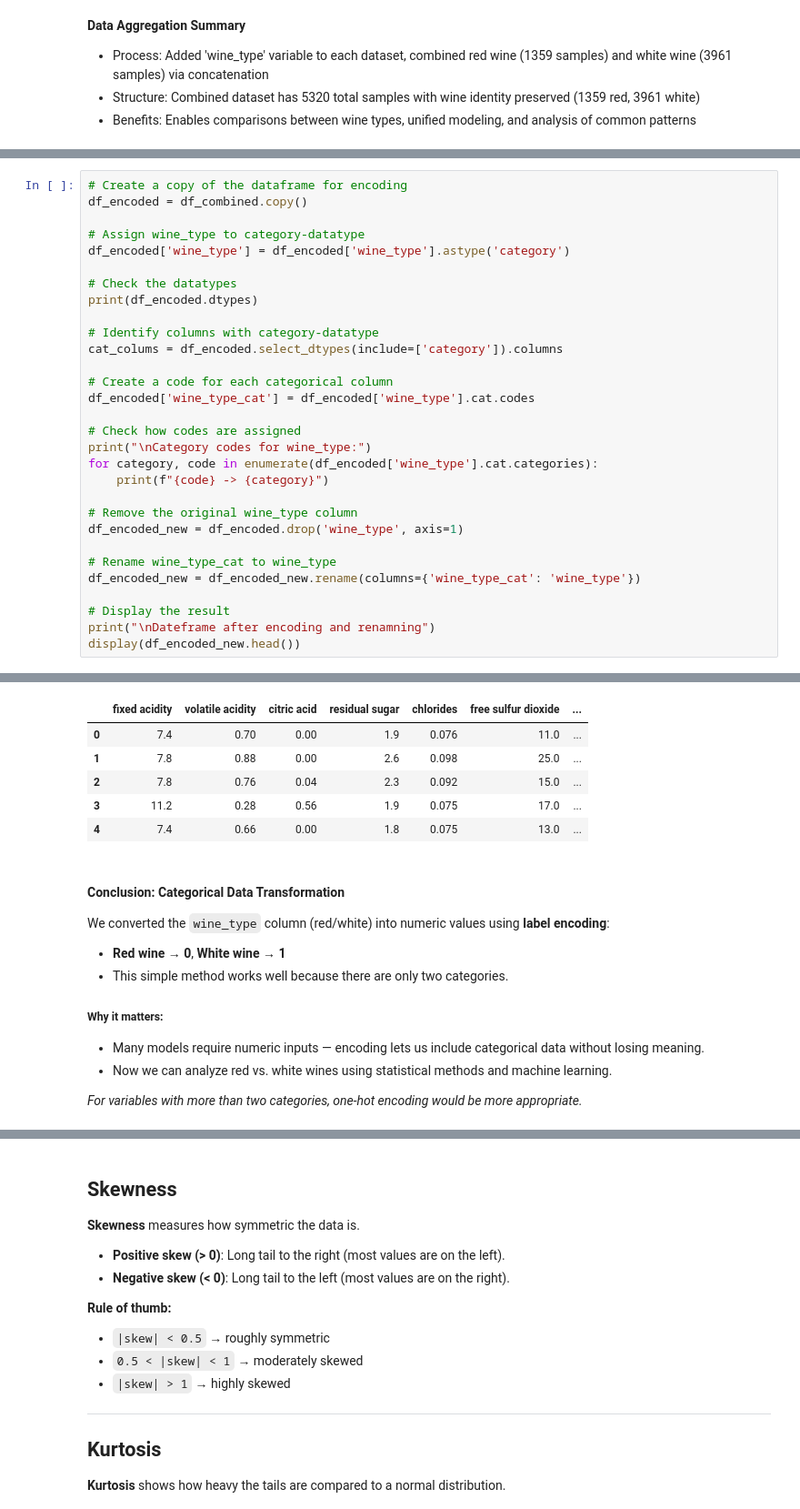
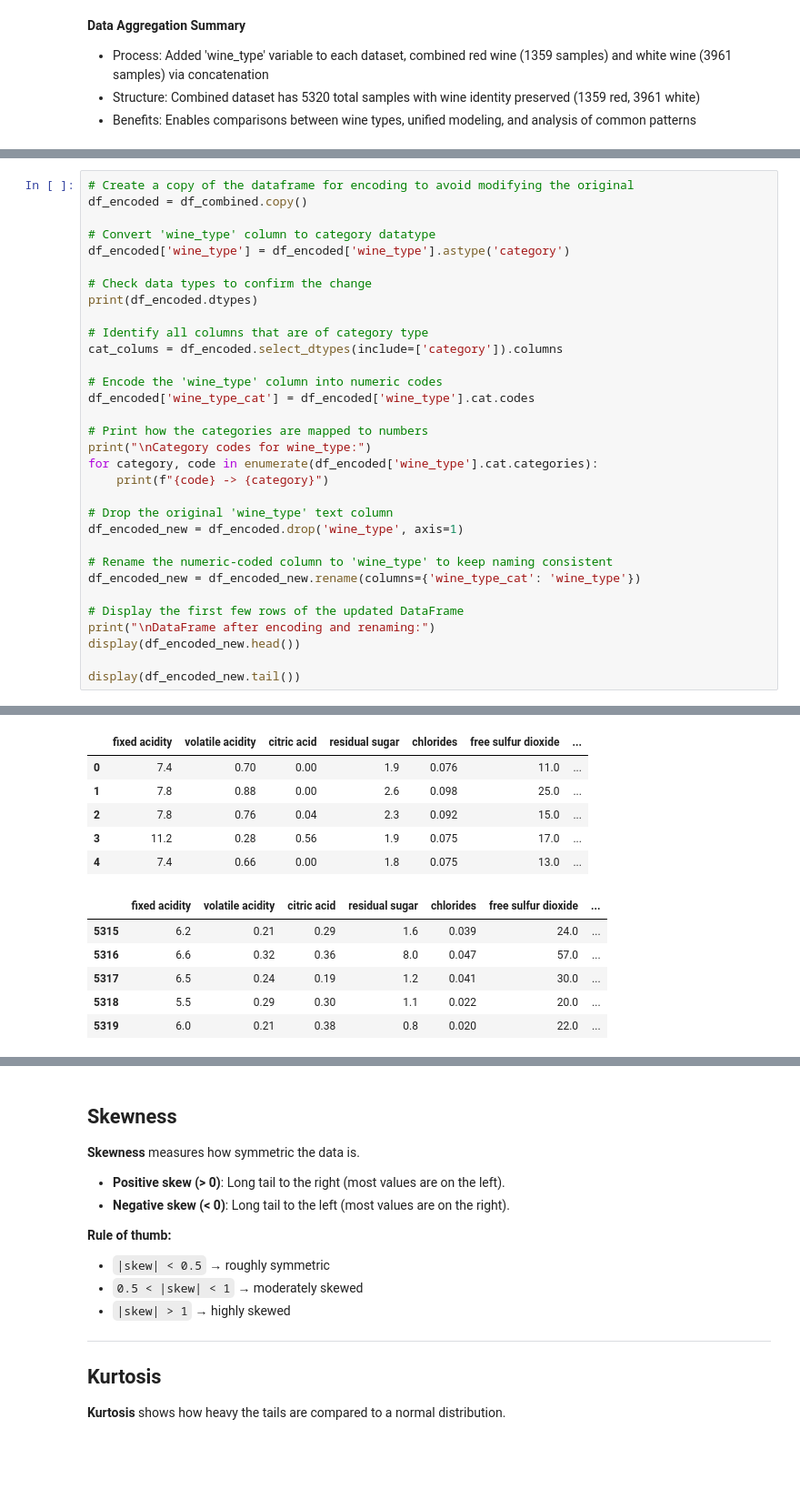
Before and after one commit to AlberteVallentin/Dat-BI-Gruppe7, a Jupyter notebook: MP2/Data_Exploration_Visualization/Wine_Quality_MP2.ipynb, the cells around one changed output, grey strips where cells are left out. Shown at 91% size. Drawn from its saved outputs; the diff is of its cells as text; blank space fills up the shorter version.

```diff
--- a/MP2/Data_Exploration_Visualization/Wine_Quality_MP2.ipynb
+++ b/MP2/Data_Exploration_Visualization/Wine_Quality_MP2.ipynb
@@ -505,33 +626,35 @@ In our analysis of the wine dataset:
 # %%
-# Create a copy of the dataframe for encoding
+# Create a copy of the dataframe for encoding to avoid modifying the original
 df_encoded = df_combined.copy()
 
-# Assign wine_type to category-datatype
+# Convert 'wine_type' column to category datatype
 df_encoded['wine_type'] = df_encoded['wine_type'].astype('category')
 
-# Check the datatypes
+# Check data types to confirm the change
 print(df_encoded.dtypes)
 
-# Identify columns with category-datatype
+# Identify all columns that are of category type
 cat_colums = df_encoded.select_dtypes(include=['category']).columns
 
-# Create a code for each categorical column
+# Encode the 'wine_type' column into numeric codes
 df_encoded['wine_type_cat'] = df_encoded['wine_type'].cat.codes
 
-# Check how codes are assigned
+# Print how the categories are mapped to numbers
 print("\nCategory codes for wine_type:")
 for category, code in enumerate(df_encoded['wine_type'].cat.categories):
     print(f"{code} -> {category}")
 
-# Remove the original wine_type column
+# Drop the original 'wine_type' text column
 df_encoded_new = df_encoded.drop('wine_type', axis=1)
 
-# Rename wine_type_cat to wine_type
+# Rename the numeric-coded column to 'wine_type' to keep naming consistent
 df_encoded_new = df_encoded_new.rename(columns={'wine_type_cat': 'wine_type'})
 
-# Display the result
-print("\nDateframe after encoding and renamning")
+# Display the first few rows of the updated DataFrame
+print("\nDataFrame after encoding and renaming:")
 display(df_encoded_new.head())
+
+display(df_encoded_new.tail())
 # %% [output]
 fixed acidity            float64
 volatile acidity         float64
@@ -556,19 +679,12 @@ Dateframe after encoding and renamning
 |  | fixed acidity | volatile acidity | citric acid | residual sugar | chlorides | free sulfur dioxide | ... |
 | 0 | 7.4 | 0.70 | 0.00 | 1.9 | 0.076 | 11.0 | ... |
 | 1 | 7.8 | 0.88 | 0.00 | 2.6 | 0.098 | 25.0 | ... |
 | 2 | 7.8 | 0.76 | 0.04 | 2.3 | 0.092 | 15.0 | ... |
 | 3 | 11.2 | 0.28 | 0.56 | 1.9 | 0.075 | 17.0 | ... |
 | 4 | 7.4 | 0.66 | 0.00 | 1.8 | 0.075 | 13.0 | ... |
+|  | fixed acidity | volatile acidity | citric acid | residual sugar | chlorides | free sulfur dioxide | ... |
+| 5315 | 6.2 | 0.21 | 0.29 | 1.6 | 0.039 | 24.0 | ... |
+| 5316 | 6.6 | 0.32 | 0.36 | 8.0 | 0.047 | 57.0 | ... |
+| 5317 | 6.5 | 0.24 | 0.19 | 1.2 | 0.041 | 30.0 | ... |
+| 5318 | 5.5 | 0.29 | 0.30 | 1.1 | 0.022 | 20.0 | ... |
+| 5319 | 6.0 | 0.21 | 0.38 | 0.8 | 0.020 | 22.0 | ... |
-# %% [markdown]
-#### Conclusion: Categorical Data Transformation
-
-We converted the `wine_type` column (red/white) into numeric values using **label encoding**:
-
-- **Red wine → 0**, **White wine → 1**
-- This simple method works well because there are only two categories.
-
-##### Why it matters:
-- Many models require numeric inputs — encoding lets us include categorical data without losing meaning.
-- Now we can analyze red vs. white wines using statistical methods and machine learning.
-
-*For variables with more than two categories, one-hot encoding would be more appropriate.*
```
Also changed, not shown: parts of 64 cells of this notebook.
